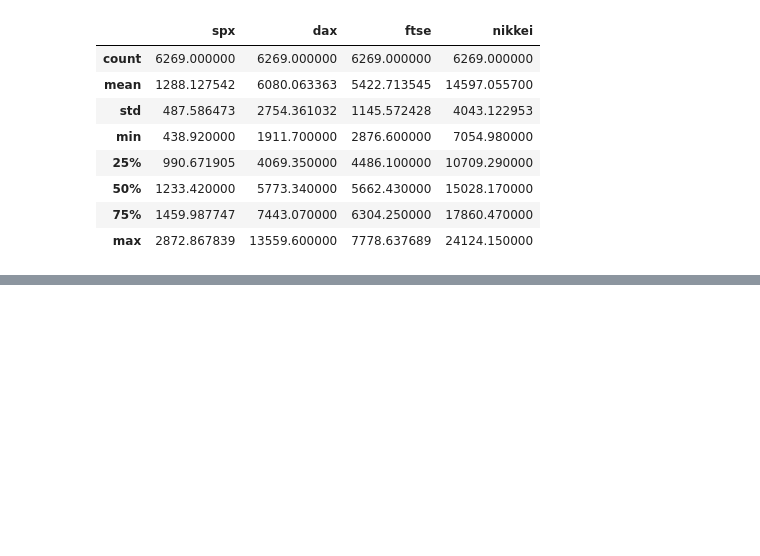
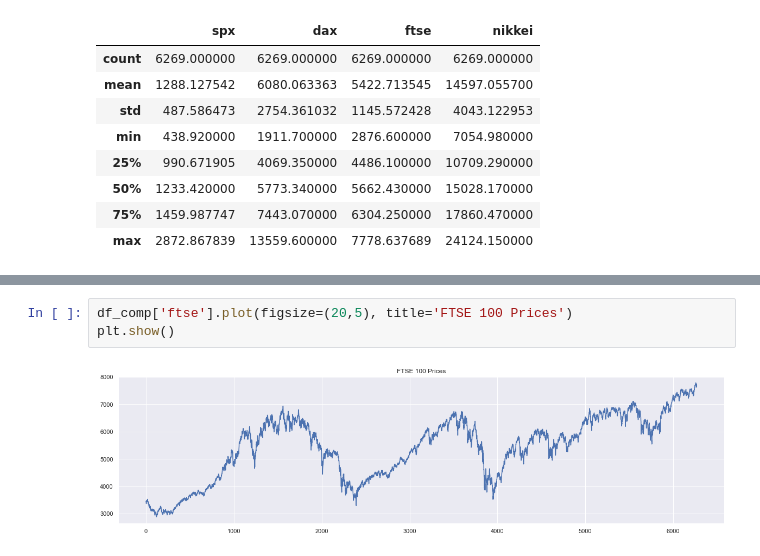
Before and after one commit to bme3412/Python, a Jupyter notebook: Projects/365DataScience/Time Series Analysis with Python.ipynb, the cells around one changed output, grey strips where cells are left out. Saved outputs shown, nothing was run; the diff lists cells and outputs as text; blank space fills up the shorter version.

```diff
--- a/Projects/365DataScience/Time Series Analysis with Python.ipynb
+++ b/Projects/365DataScience/Time Series Analysis with Python.ipynb
@@ -36,0 +78,5 @@ df_comp.describe()
+# %%
+df_comp['ftse'].plot(figsize=(20,5), title='FTSE 100 Prices')
+plt.show()
+# %% [output]
+[figure, added]
```
Also changed, not shown: parts of 35 cells of this notebook.
